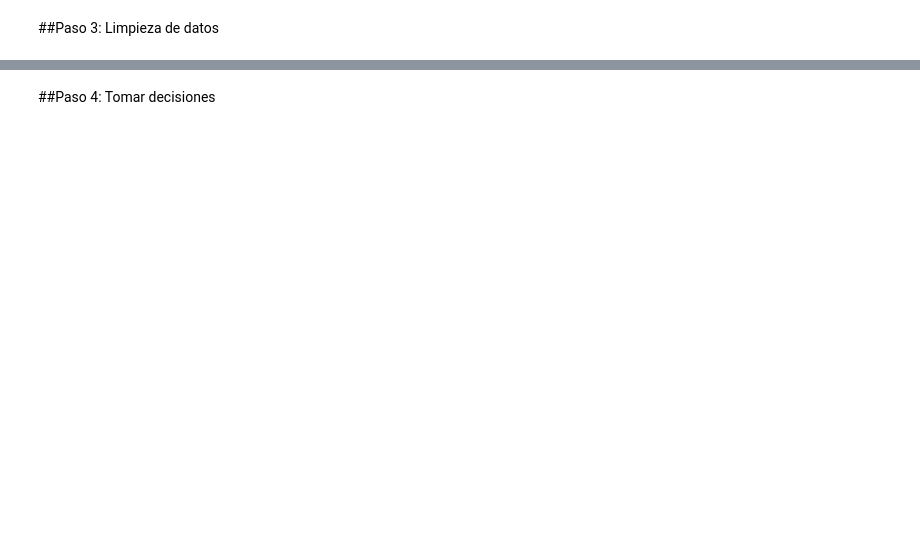
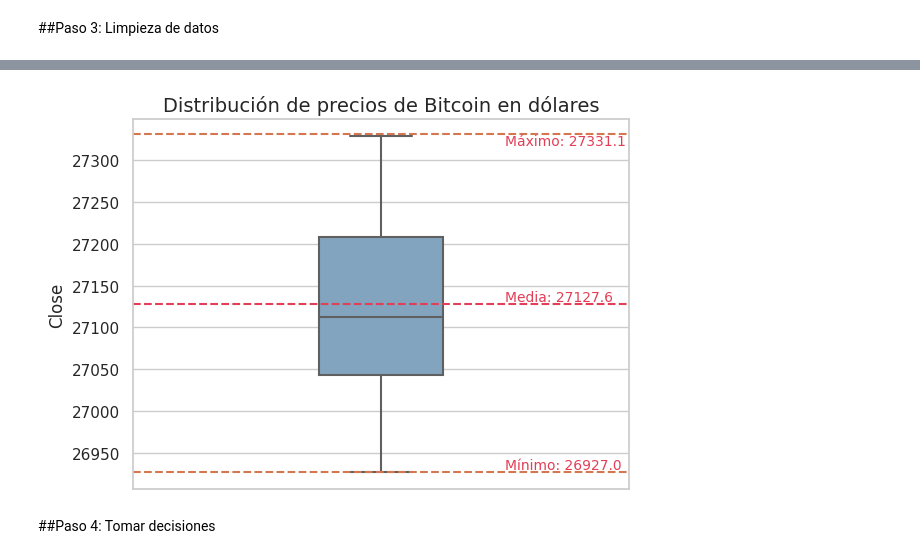
Before and after one commit to KevinRobledo123/Robot-Trading, a Jupyter notebook: Robot_Trading.ipynb, the cells around one changed output, grey strips where cells are left out. Drawn from its saved outputs; the diff is of its cells as text; code cells hidden in the pictures; blank space fills up the shorter version.

```diff
--- a/Robot_Trading.ipynb
+++ b/Robot_Trading.ipynb
@@ -140,4 +134,4 @@ def limpieza_datos():
   seleccion = ((close >= Q1) & (close < Q3))
   df_bitcoin_limpio = df_bitcoin_limpio[seleccion]
 
-  return df_bitcoin_limpio
+  return [df_bitcoin_limpio, Q1, Q3]
@@ -151,3 +158,29 @@ Text(0.5, 1.0, 'Distribución de precios de bitcoin en dólares')
+# %%
+#Creamos una función para mostrar el boxplot en pantalla
+def boxplot():
+  sns.set(style="whitegrid")
+  boxplot = sns.boxplot(y='Close', data=df_bitcoin_limpio, color='#78A6C8', whis=2, width=0.25)
+  plt.title('Distribución de precios de Bitcoin en dólares', fontsize=14)
+
+  media = df_bitcoin_limpio['Close'].mean()
+  maximo = limpieza_datos()[2]
+  minimo = limpieza_datos()[1]
+
+  #Ponemos guías para el valor máximo, mediana y mínimo
+  boxplot.axhline(y=maximo, color='#D47751', linestyle='--') #Máximo
+  boxplot.axhline(y=media, color='#E23E57', linestyle='--') #Mediana
+  boxplot.axhline(y=minimo, color='#D47751', linestyle='--') #Mínimo
+
+  #Texto que índica el valor del máximo, mediana y mínimo
+  plt.text(x=0.25, y=limpieza_datos()[2], s=f'Máximo: {limpieza_datos()[2].round(1)}', fontsize=10, va='top', color='#E23E57')
+  plt.text(x=0.25, y=media, s=f'Media: {media.round(1)}', fontsize=10, va='bottom', color='#E23E57')
+  plt.text(x=0.25, y=limpieza_datos()[1], s=f'Mínimo: {limpieza_datos()[1].round(1)}', fontsize=10, va='bottom', color='#E23E57')
+
+  return plt.show()
+# %%
+boxplot()
+# %% [output]
+[figure, added]
 # %% [markdown]
 ##Paso 4: Tomar decisiones
 # %%
```
Also changed, not shown: parts of 11 cells of this notebook.
